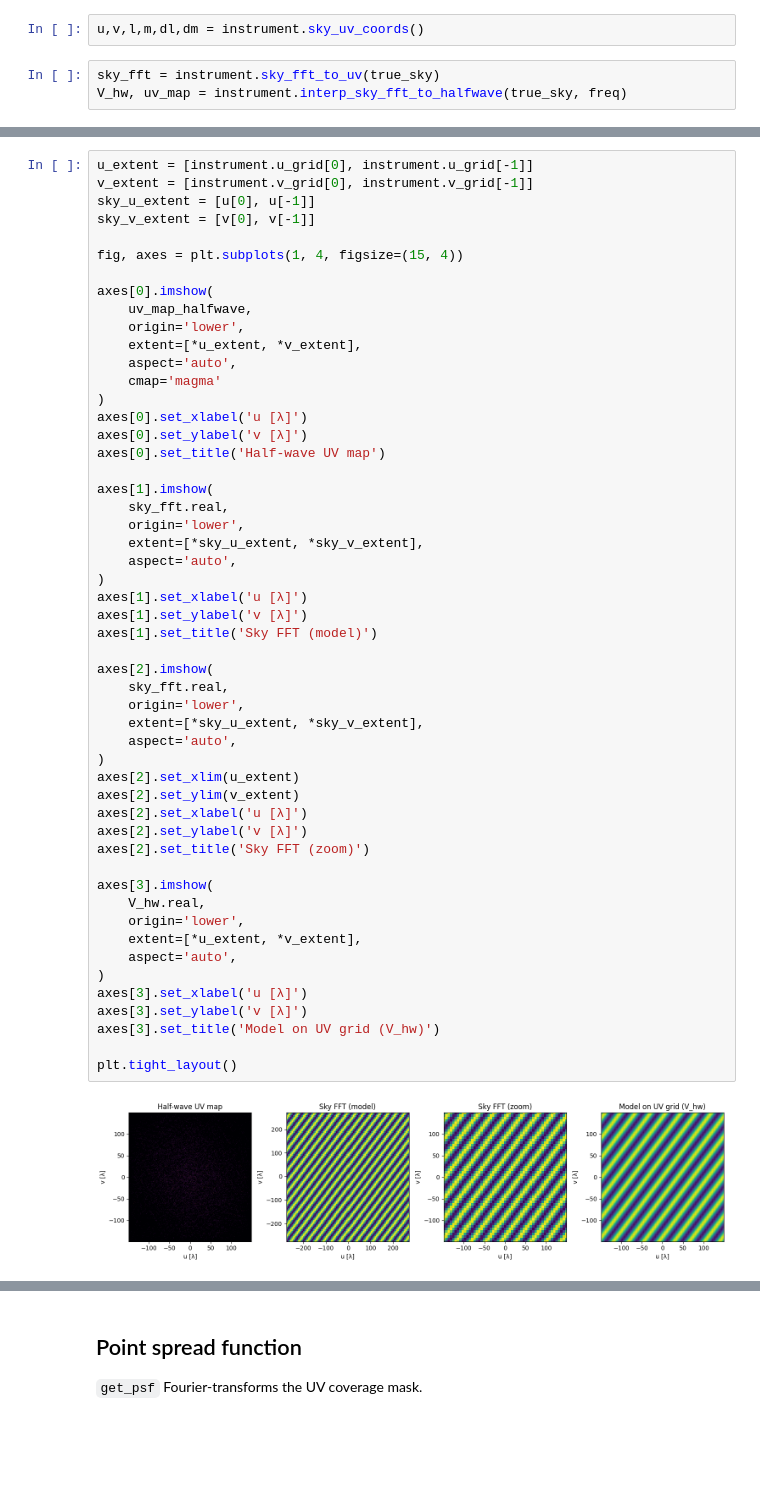
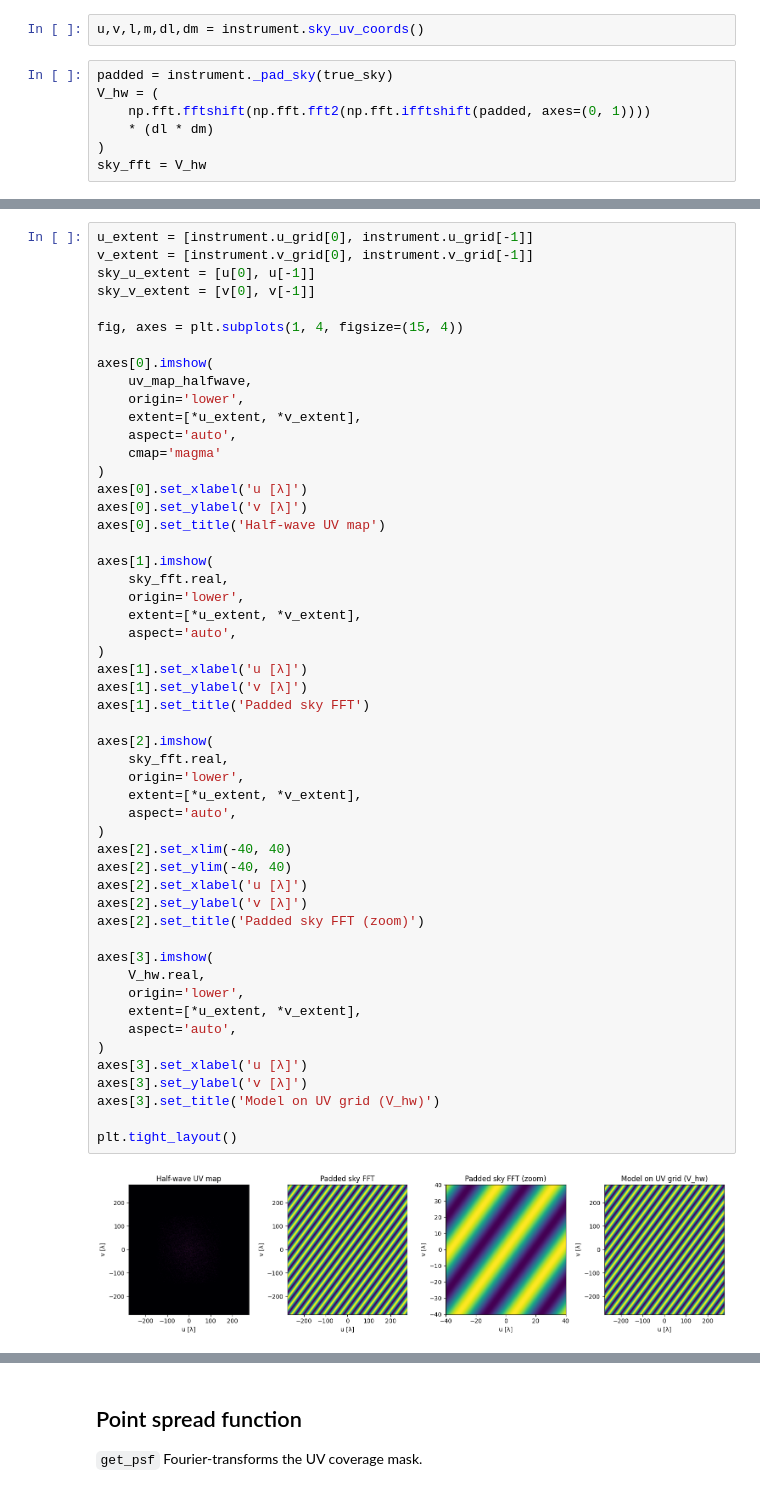
Before and after one commit to McGill-Cosmic-Dawn-Group/LIMstat, a Jupyter notebook: tutorials/tutorial_interferometer.ipynb, the cells around one changed output, grey strips where cells are left out. Drawn from its saved outputs; the diff is of its cells as text; blank space fills up the shorter version.

```diff
--- a/tutorials/tutorial_interferometer.ipynb
+++ b/tutorials/tutorial_interferometer.ipynb
@@ -179,5 +180,9 @@ plt.show()
 # %%
 u,v,l,m,dl,dm = instrument.sky_uv_coords()
 # %%
-sky_fft = instrument.sky_fft_to_uv(true_sky)
-V_hw, uv_map = instrument.interp_sky_fft_to_halfwave(true_sky, freq)
+padded = instrument._pad_sky(true_sky)
+V_hw = (
+    np.fft.fftshift(np.fft.fft2(np.fft.ifftshift(padded, axes=(0, 1))))
+    * (dl * dm)
+)
+sky_fft = V_hw
@@ -203,40 +206,40 @@ axes[0].set_ylabel('v [λ]')
 axes[0].set_title('Half-wave UV map')
 
 axes[1].imshow(
     sky_fft.real,
     origin='lower',
-    extent=[*sky_u_extent, *sky_v_extent],
+    extent=[*u_extent, *v_extent],
     aspect='auto',
 )
 axes[1].set_xlabel('u [λ]')
 axes[1].set_ylabel('v [λ]')
-axes[1].set_title('Sky FFT (model)')
+axes[1].set_title('Padded sky FFT')
 
 axes[2].imshow(
     sky_fft.real,
     origin='lower',
-    extent=[*sky_u_extent, *sky_v_extent],
+    extent=[*u_extent, *v_extent],
     aspect='auto',
 )
-axes[2].set_xlim(u_extent)
-axes[2].set_ylim(v_extent)
+axes[2].set_xlim(-40, 40)
+axes[2].set_ylim(-40, 40)
 axes[2].set_xlabel('u [λ]')
 axes[2].set_ylabel('v [λ]')
-axes[2].set_title('Sky FFT (zoom)')
+axes[2].set_title('Padded sky FFT (zoom)')
 
 axes[3].imshow(
     V_hw.real,
     origin='lower',
     extent=[*u_extent, *v_extent],
     aspect='auto',
 )
 axes[3].set_xlabel('u [λ]')
 axes[3].set_ylabel('v [λ]')
 axes[3].set_title('Model on UV grid (V_hw)')
 
 plt.tight_layout()
 # %% [output]
-[figure, old version]
+[figure, new version]
 # %%
 obs_map = instrument.get_dirty_map(true_sky, freq, noise=False)
 print(f'Noiseless dirty map shape: {obs_map.shape}')
```
Also changed, not shown: parts of 18 cells of this notebook, 6 other files.
